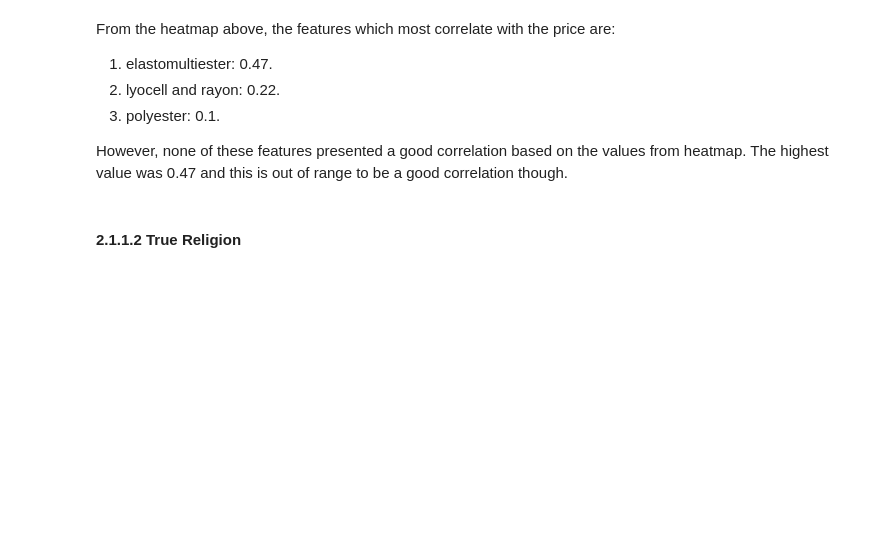
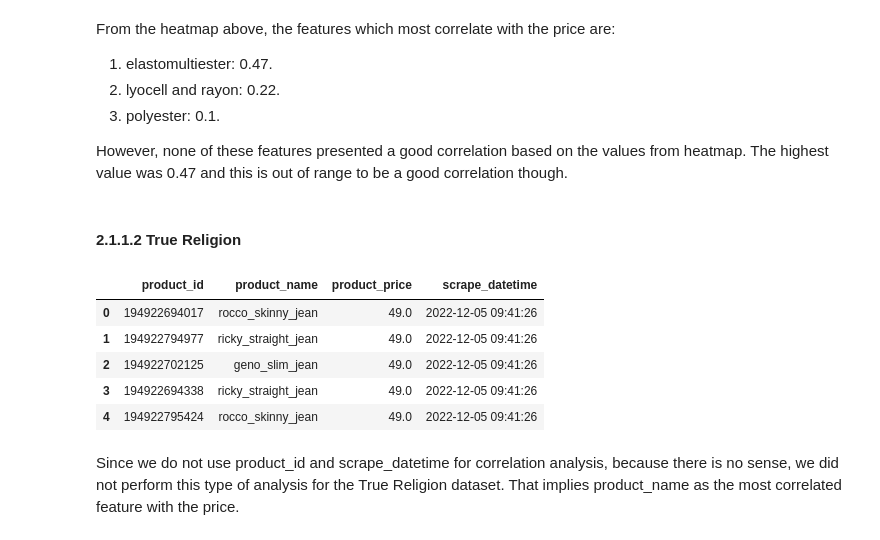
Before and after one commit to lucasquemelli/Star_Jeans, a Jupyter notebook: star_jeans.ipynb, the cells around one changed output. Drawn from its saved outputs; the diff is of its cells as text; code cells hidden in the pictures; blank space fills up the shorter version.

```diff
--- a/star_jeans.ipynb
+++ b/star_jeans.ipynb
@@ -571,3 +571,14 @@ From the heatmap above, the features which most correlate with the price are:
 However, none of these features presented a good correlation based on the values from heatmap. The highest value was 0.47 and this is out of range to be a good correlation though.
 # %% [markdown]
 #### 2.1.1.2 True Religion
+# %%
+df02.head()
+# %% [output]
+|  | product_id | product_name | product_price | scrape_datetime |
+| 0 | 194922694017 | rocco_skinny_jean | 49.0 | 2022-12-05 09:41:26 |
+| 1 | 194922794977 | ricky_straight_jean | 49.0 | 2022-12-05 09:41:26 |
+| 2 | 194922702125 | geno_slim_jean | 49.0 | 2022-12-05 09:41:26 |
+| 3 | 194922694338 | ricky_straight_jean | 49.0 | 2022-12-05 09:41:26 |
+| 4 | 194922795424 | rocco_skinny_jean | 49.0 | 2022-12-05 09:41:26 |
+# %% [markdown]
+Since we do not use product_id and scrape_datetime for correlation analysis, because there is no sense, we did not perform this type of analysis for the True Religion dataset. That implies product_name as the most correlated feature with the price.
```
